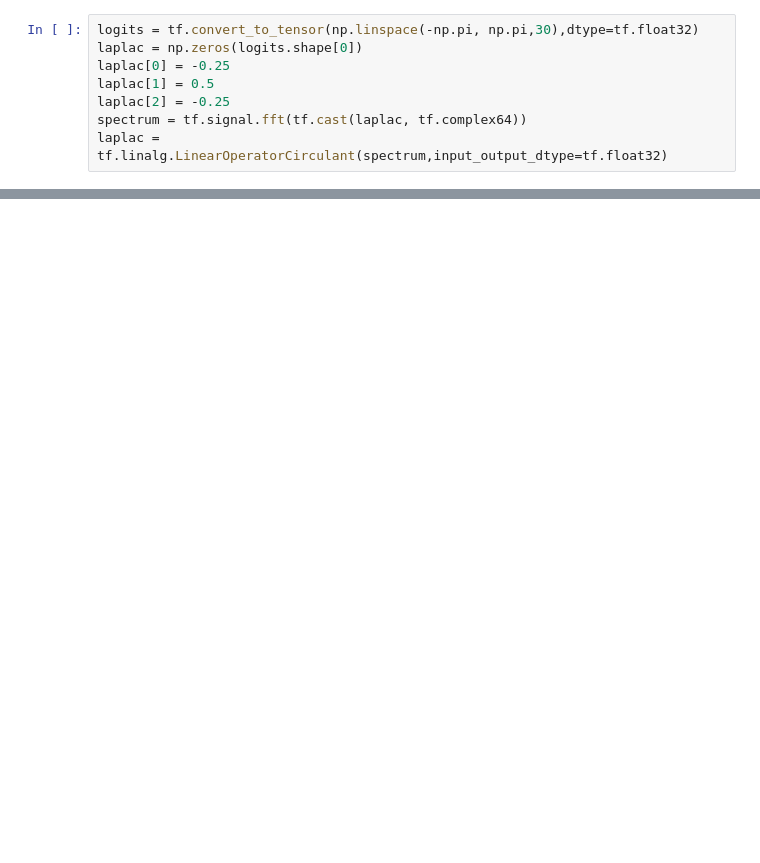
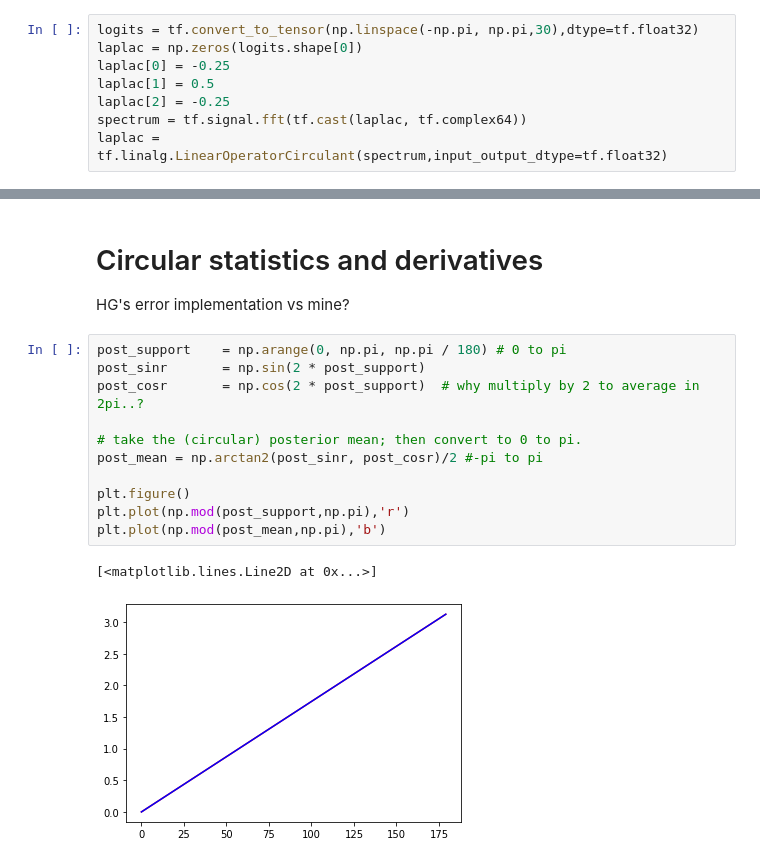
Before and after one commit to CSNLstudy/det_rnn, a Jupyter notebook: examples/efficient_coding.ipynb, the cells around one changed output, grey strips where cells are left out. Cells and saved outputs as stored; diff of their text form; blank space fills up the shorter version.

```diff
--- a/examples/efficient_coding.ipynb
+++ b/examples/efficient_coding.ipynb
@@ -99,0 +180,17 @@ TypeError: conv1d_v2() missing 2 required positional arguments: 'stride' and 'pa
+# %% [markdown]
+# Circular statistics and derivatives
+HG's error implementation vs mine?
+# %%
+post_support    = np.arange(0, np.pi, np.pi / 180) # 0 to pi
+post_sinr       = np.sin(2 * post_support)
+post_cosr       = np.cos(2 * post_support)  # why multiply by 2 to average in 2pi..?
+
+# take the (circular) posterior mean; then convert to 0 to pi.
+post_mean = np.arctan2(post_sinr, post_cosr)/2 #-pi to pi
+
+plt.figure()
+plt.plot(np.mod(post_support,np.pi),'r')
+plt.plot(np.mod(post_mean,np.pi),'b')
+# %% [output]
+[<matplotlib.lines.Line2D at 0x...>]
+[figure, added]
```
Also changed, not shown: parts of 21 cells of this notebook, 16 other files.
